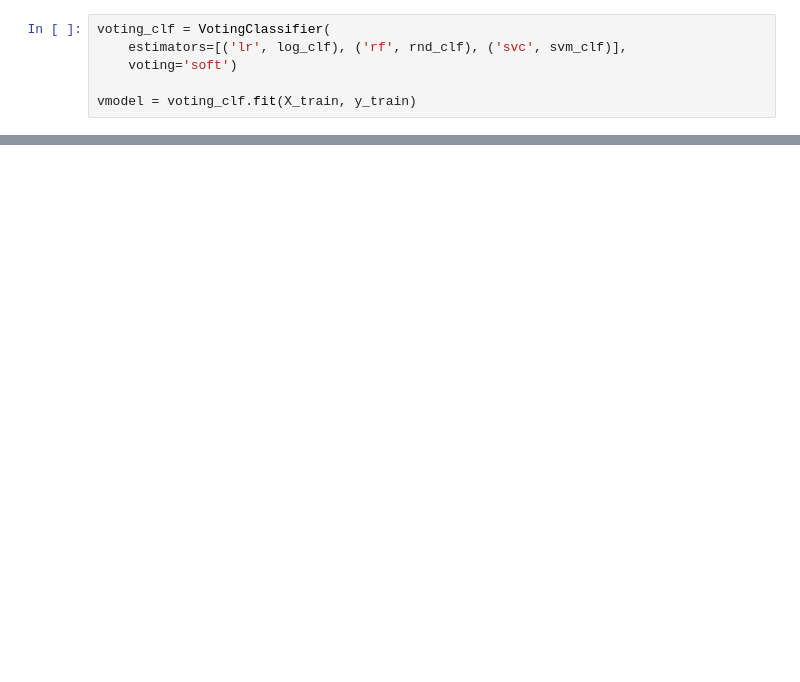
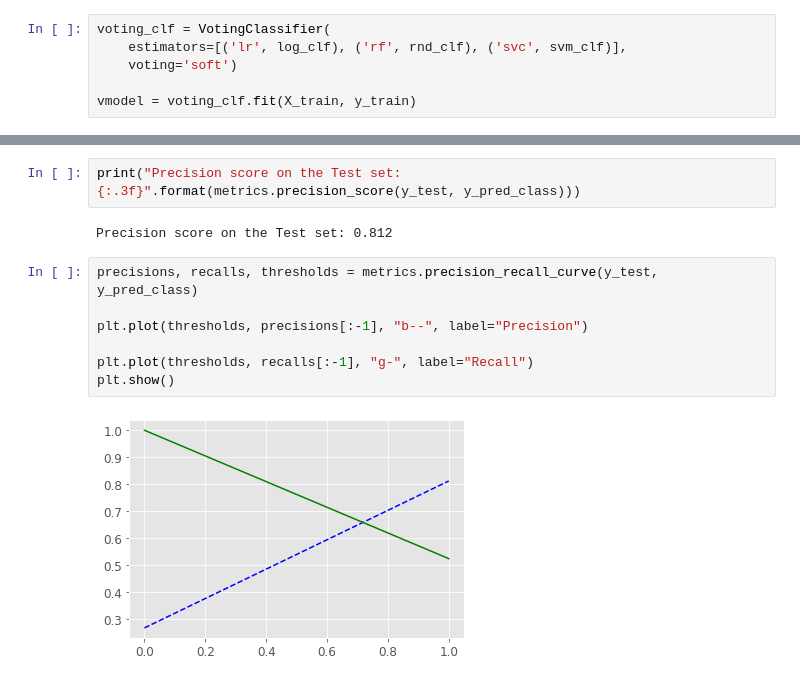
Before and after one commit to Kenyaokun/Practicum_IBM, a Jupyter notebook: 3.28 - 4.04 Update/Lung-cancer-modelling .ipynb, the cells around one changed output, grey strips where cells are left out. Saved outputs shown, nothing was run; the diff lists cells and outputs as text; blank space fills up the shorter version.

```diff
--- a/3.28 - 4.04 Update/Lung-cancer-modelling .ipynb
+++ b/3.28 - 4.04 Update/Lung-cancer-modelling .ipynb
@@ -86,0 +354,13 @@ print(vmodel.score(X_test, y_test)) #return accuracy of voting classifier
+# %%
+print("Precision score on the Test set: {:.3f}".format(metrics.precision_score(y_test, y_pred_class)))
+# %% [output]
+Precision score on the Test set: 0.812
+# %%
+precisions, recalls, thresholds = metrics.precision_recall_curve(y_test, y_pred_class)
+
+plt.plot(thresholds, precisions[:-1], "b--", label="Precision")
+
+plt.plot(thresholds, recalls[:-1], "g-", label="Recall")
+plt.show()
+# %% [output]
+[figure, added]
```
Also changed, not shown: parts of 32 cells of this notebook.
